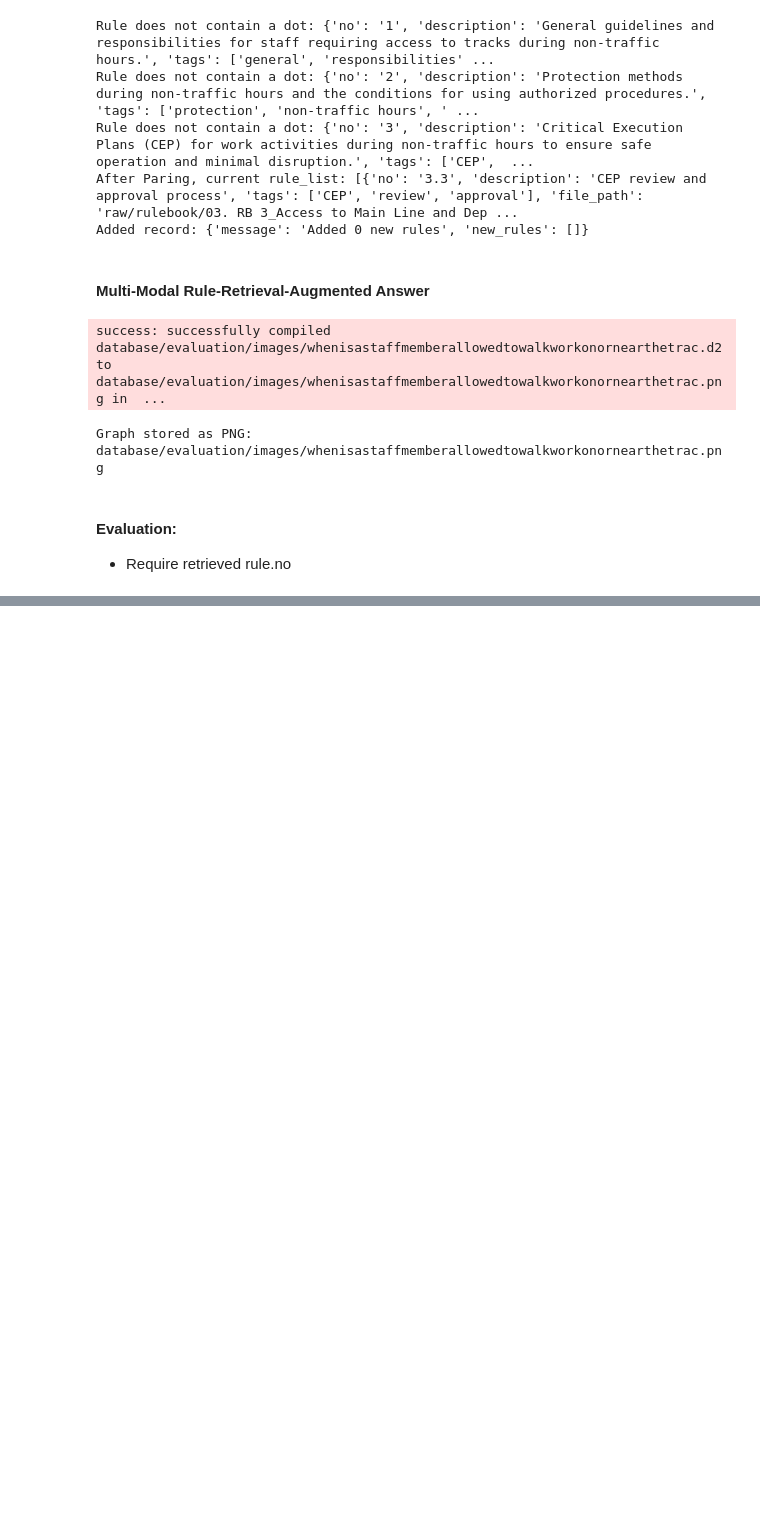
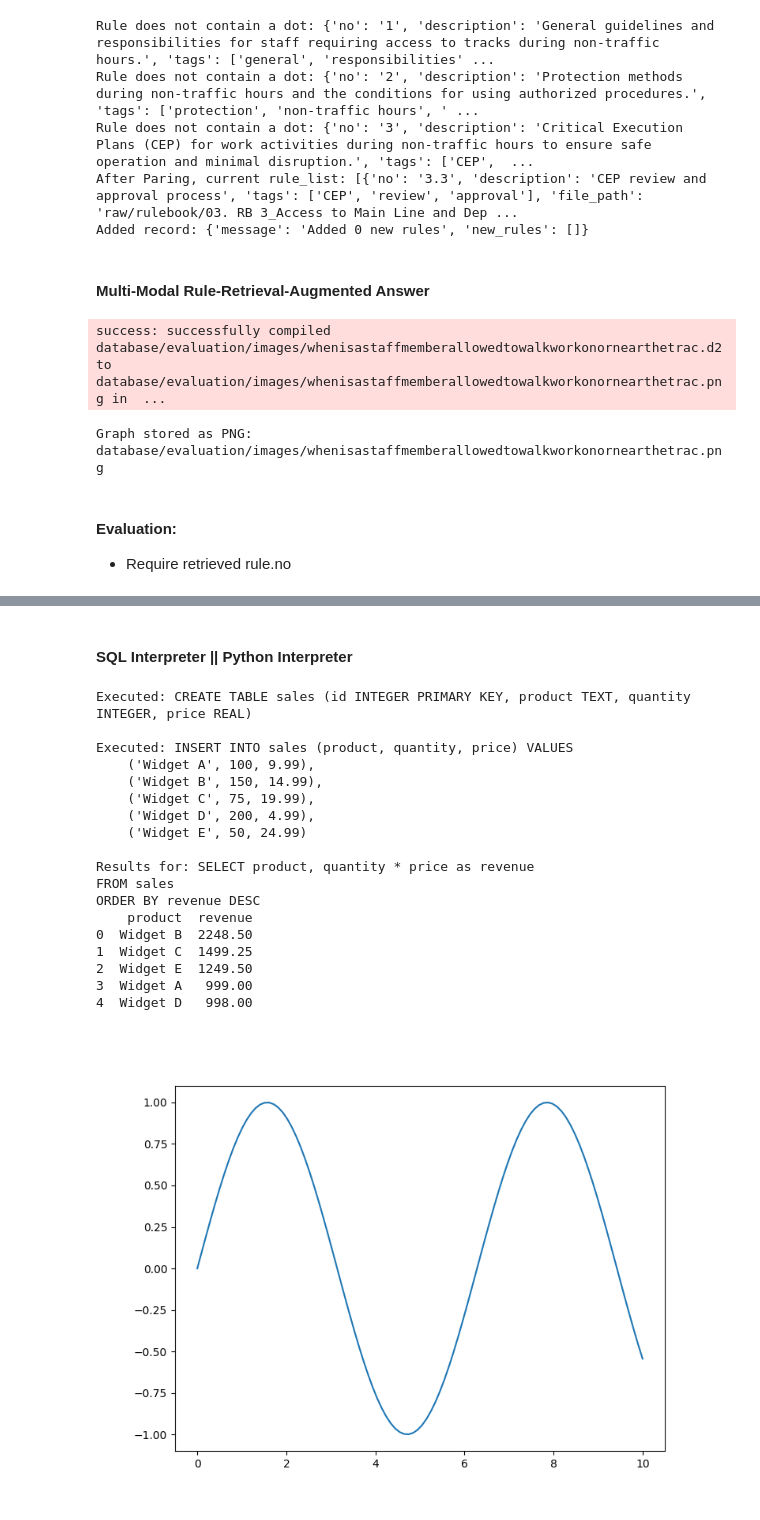
Before and after one commit to fangyuan-ksgk/process-supervision, a Jupyter notebook: test.ipynb, the cells around one changed output, grey strips where cells are left out. Saved outputs shown, nothing was run; the diff lists cells and outputs as text; code cells hidden in the pictures; blank space fills up the shorter version.

Commit message:
update code with interpreter

```diff
--- a/test.ipynb
+++ b/test.ipynb
@@ -142,0 +126,63 @@ Predicted: 1.2, Correct: 2.2
+# %% [markdown]
+#### SQL Interpreter || Python Interpreter
+# %%
+from src.interpreter import LLMSQLInterpreter, LLMCodeInterpreter
+
+python_interpreter = LLMCodeInterpreter()
+sql_interpreter = LLMSQLInterpreter()
+
+
+# LLM-generated SQL query (now supports multiple statements)
+llm_sql = """
+CREATE TABLE sales (id INTEGER PRIMARY KEY, product TEXT, quantity INTEGER, price REAL);
+INSERT INTO sales (product, quantity, price) VALUES
+    ('Widget A', 100, 9.99),
+    ('Widget B', 150, 14.99),
+    ('Widget C', 75, 19.99),
+    ('Widget D', 200, 4.99),
+    ('Widget E', 50, 24.99);
+
+SELECT product, quantity * price as revenue
+FROM sales
+ORDER BY revenue DESC;
+"""
+
+# Execute SQL query
+sql_interpreter.execute(llm_sql)
+sql_interpreter.display_results()
+
+
+llm_python = """
+import matplotlib.pyplot as plt
+import numpy as np
+
+x = np.linspace(0, 10, 100)
+y = np.sin(x)
+
+plt.figure(figsize=(8, 6))
+plt.plot(x, y)
+"""
+
+# Execute Python code
+python_interpreter.execute(llm_python)
+python_interpreter.display_results()
+# %% [output]
+Executed: CREATE TABLE sales (id INTEGER PRIMARY KEY, product TEXT, quantity INTEGER, price REAL)
+
+Executed: INSERT INTO sales (product, quantity, price) VALUES
+    ('Widget A', 100, 9.99),
+    ('Widget B', 150, 14.99),
+    ('Widget C', 75, 19.99),
+    ('Widget D', 200, 4.99),
+    ('Widget E', 50, 24.99)
+
+Results for: SELECT product, quantity * price as revenue
+FROM sales
+ORDER BY revenue DESC
+    product  revenue
+0  Widget B  2248.50
+1  Widget C  1499.25
+2  Widget E  1249.50
+3  Widget A   999.00
+4  Widget D   998.00
+[figure, added]
```
Also changed, not shown: parts of 2 cells of this notebook, 1 other file.
